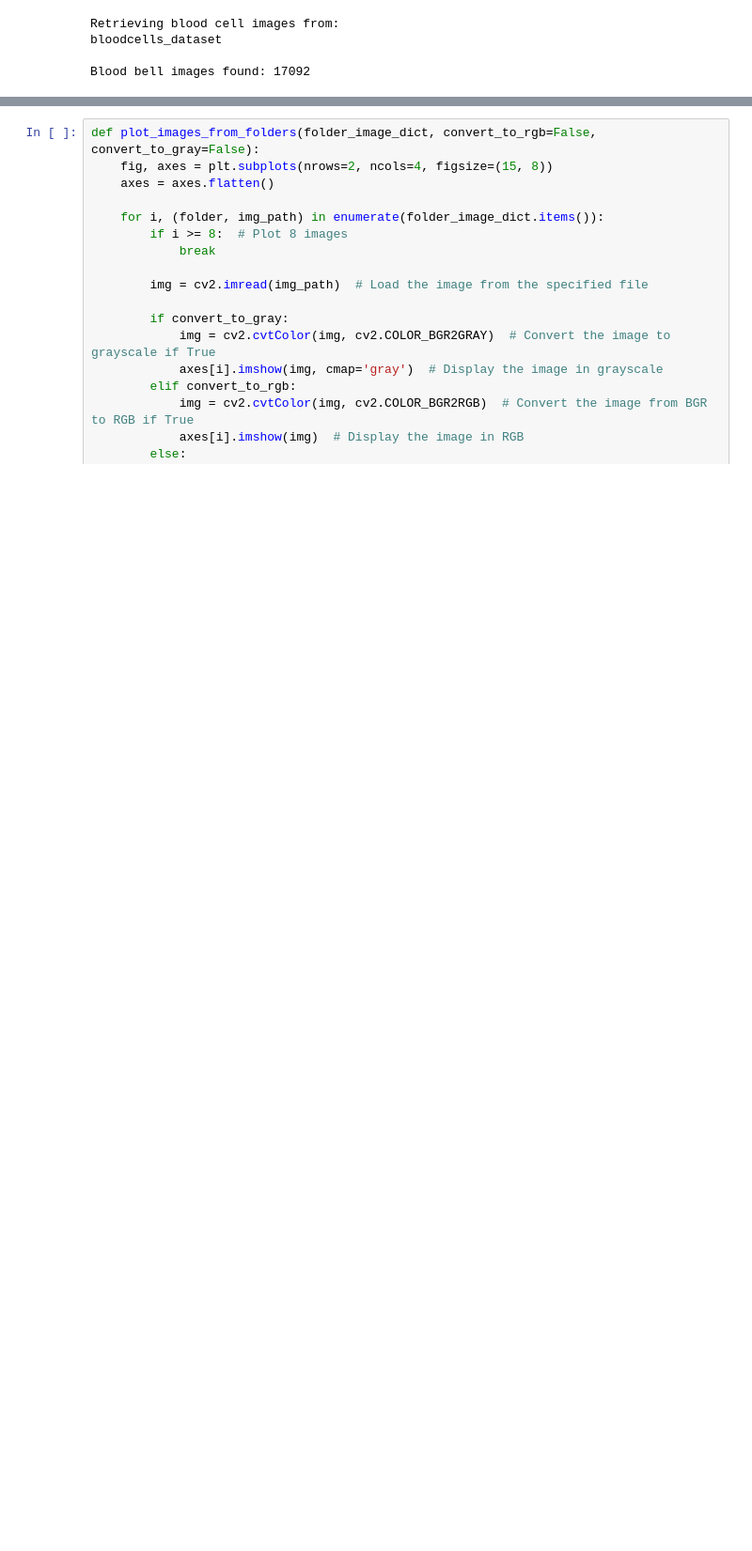
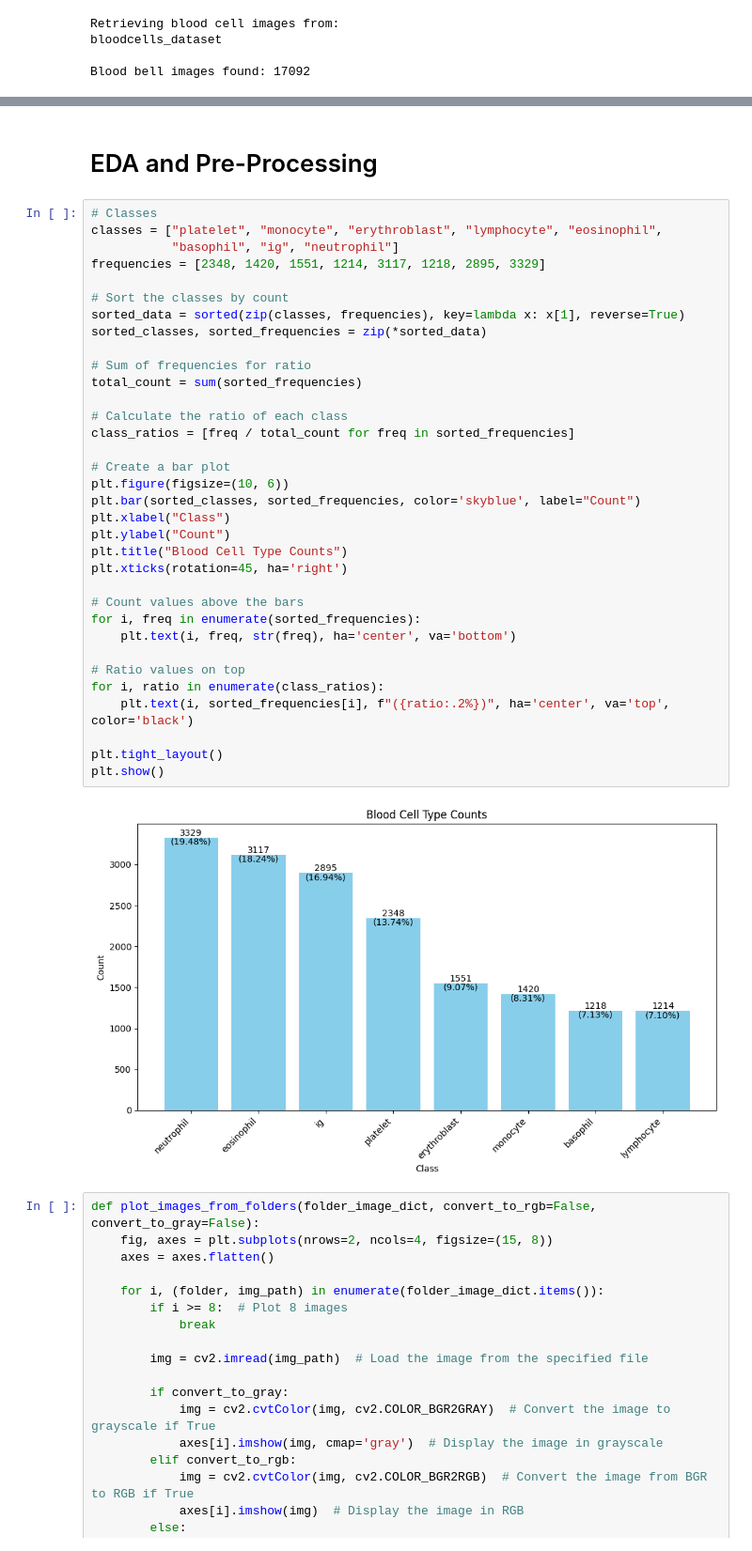
Before and after one commit to renaqd/team1-ADS504, a Jupyter notebook: team1-Project.ipynb, the cells around one changed output, grey strips where cells are left out. Shown at 94% size. Drawn from its saved outputs; the diff is of its cells as text; blank space fills up the shorter version.

```diff
--- a/team1-Project.ipynb
+++ b/team1-Project.ipynb
@@ -120,3 +126,41 @@ Checking folder: bloodcells_dataset\platelet
+# %% [markdown]
+# EDA and Pre-Processing
+# %%
+# Classes
+classes = ["platelet", "monocyte", "erythroblast", "lymphocyte", "eosinophil",
+           "basophil", "ig", "neutrophil"]
+frequencies = [2348, 1420, 1551, 1214, 3117, 1218, 2895, 3329]
+
+# Sort the classes by count
+sorted_data = sorted(zip(classes, frequencies), key=lambda x: x[1], reverse=True)
+sorted_classes, sorted_frequencies = zip(*sorted_data)
+
+# Sum of frequencies for ratio
+total_count = sum(sorted_frequencies)
+
+# Calculate the ratio of each class
+class_ratios = [freq / total_count for freq in sorted_frequencies]
+
+# Create a bar plot
+plt.figure(figsize=(10, 6))
+plt.bar(sorted_classes, sorted_frequencies, color='skyblue', label="Count")
+plt.xlabel("Class")
+plt.ylabel("Count")
+plt.title("Blood Cell Type Counts")
+plt.xticks(rotation=45, ha='right')
+
+# Count values above the bars
+for i, freq in enumerate(sorted_frequencies):
+    plt.text(i, freq, str(freq), ha='center', va='bottom')
+
+# Ratio values on top
+for i, ratio in enumerate(class_ratios):
+    plt.text(i, sorted_frequencies[i], f"({ratio:.2%})", ha='center', va='top', color='black')
+
+plt.tight_layout()
+plt.show()
+# %% [output]
+[figure, added]
 # %%
 def plot_images_from_folders(folder_image_dict, convert_to_rgb=False, convert_to_gray=False):
     fig, axes = plt.subplots(nrows=2, ncols=4, figsize=(15, 8))
```
Also changed, not shown: parts of 29 cells of this notebook.
